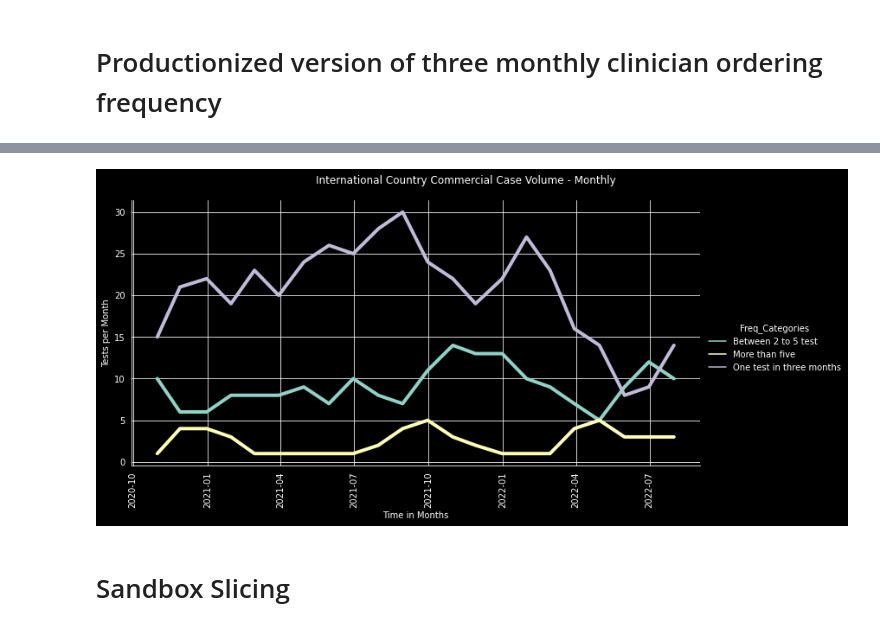
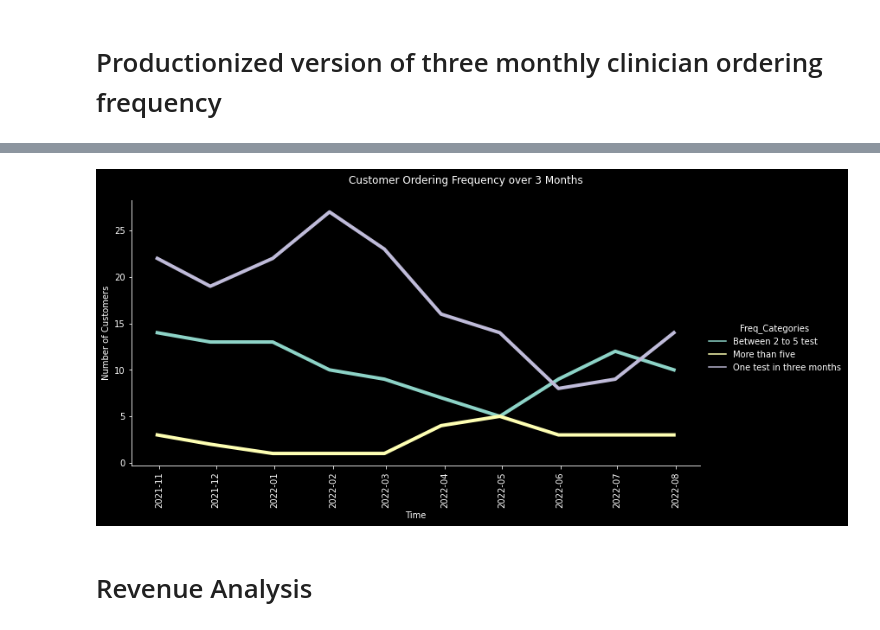
Before and after one commit to SilverSurferClash/Sales_analysis, a Jupyter notebook: Import_clean_SFDC_script.ipynb, the cells around one changed output, grey strips where cells are left out. Cells and saved outputs as stored; diff of their text form; code cells hidden in the pictures.

```diff
--- a/Import_clean_SFDC_script.ipynb
+++ b/Import_clean_SFDC_script.ipynb
@@ -1307,5 +1209,0 @@ Timestamp('2021-04-30 00:00:00')
-# %%
-# Set datetime index on dataframe
-freq_count_df = df_merged_time_horizon.set_index("Year_Month").sort_index()
-Interim_fre_df_1 = freq_count_df[intermediate_start:intermediate_end]
-Interim_fre_df_2 = Interim_fre_df_1[Interim_fre_df_1["Reporting Country"].isin(list_countries_freq)]
@@ -1323,4 +1209,0 @@ end_date_freq
-# %%
-
-Interim_fre_df_3 = Interim_fre_df_2["Contact: Full Name"].value_counts()
-Interim_fre_df_3.head()
@@ -1334,4 +1209,0 @@ Name: Contact: Full Name, dtype: int64
-# %%
-interim_freq_dict = {"Frequency": Interim_fre_df_3, "Date" : end_date_freq}
-hhhh = pd.DataFrame(interim_freq_dict)
-hhhh.head(3)
@@ -1396,9 +1238,8 @@ freq_country_df.sample(3)
 # %%
-start_date_freq = "2020-10-01"
+start_date_freq = "2021-10-01"
 end_date_freq = "2022-10-31"
 lookback_periode = 3 # in month
 lookback_periode_slice = lookback_periode
-start_plus_lookback = pd.to_datetime(start_date_freq) + DateOffset(months = lookback_periode)
 #list_countries_freq = ["Spain"]
 list_month = pd.date_range(start = start_date_freq, end = end_date_freq, freq = "M")
 # %%
@@ -1455,19 +1289,20 @@ dd.sample(3)
 # %%
-g = sns.relplot(data = dd  , x = "Date", y = "Frequency", hue = "Freq_Categories", kind = "line",
+with mpl.rc_context({'axes.grid': False}):
+  g = sns.relplot(data = dd  , x = "Date", y = "Frequency", hue = "Freq_Categories", kind = "line",
                 linewidth=4 , ci = None, height=5, aspect=10/5)
 
 g.set_xticklabels(rotation = "90")
 
-g.set_ylabels("Tests per Month")
-g.set_xlabels("Time in Months")
+g.set_ylabels("Number of Customers")
+g.set_xlabels("Time")
 g.set_titles(col_template = '{col_name}')
-g.fig.suptitle(f"International Country Commercial Case Volume - Monthly", y=1.05)
+g.fig.suptitle(f"Customer Ordering Frequency over 3 Months", y=1.05)
 
 #plt.savefig('comm_all_with_FOC.pdf', dpi = 300, bbox_inches ="tight",
             #pad_inches = 1)
 #files.download("comm_all_with_FOC.pdf")
 plt.show()
 # %% [output]
-[figure, old version]
+[figure, new version]
-# %% [markdown]
-# Sandbox Slicing
+# %% [markdown]
+# Revenue Analysis
```
Also changed, not shown: parts of 57 cells of this notebook.
